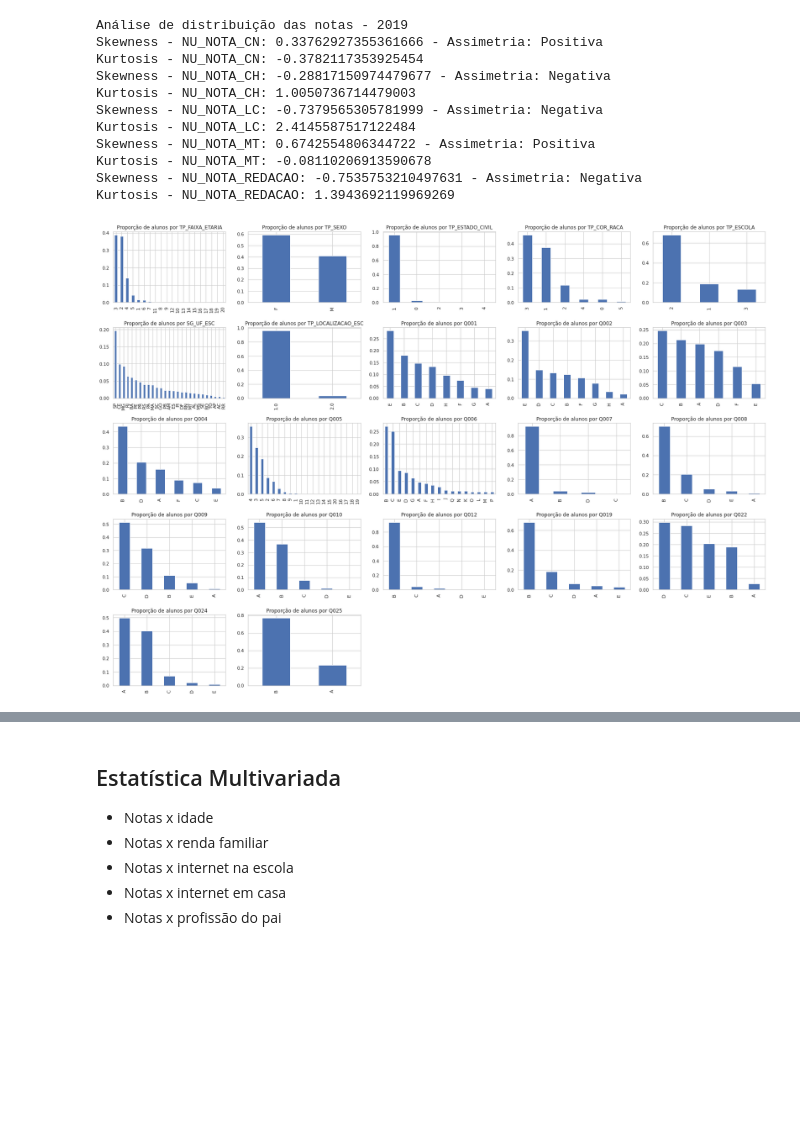
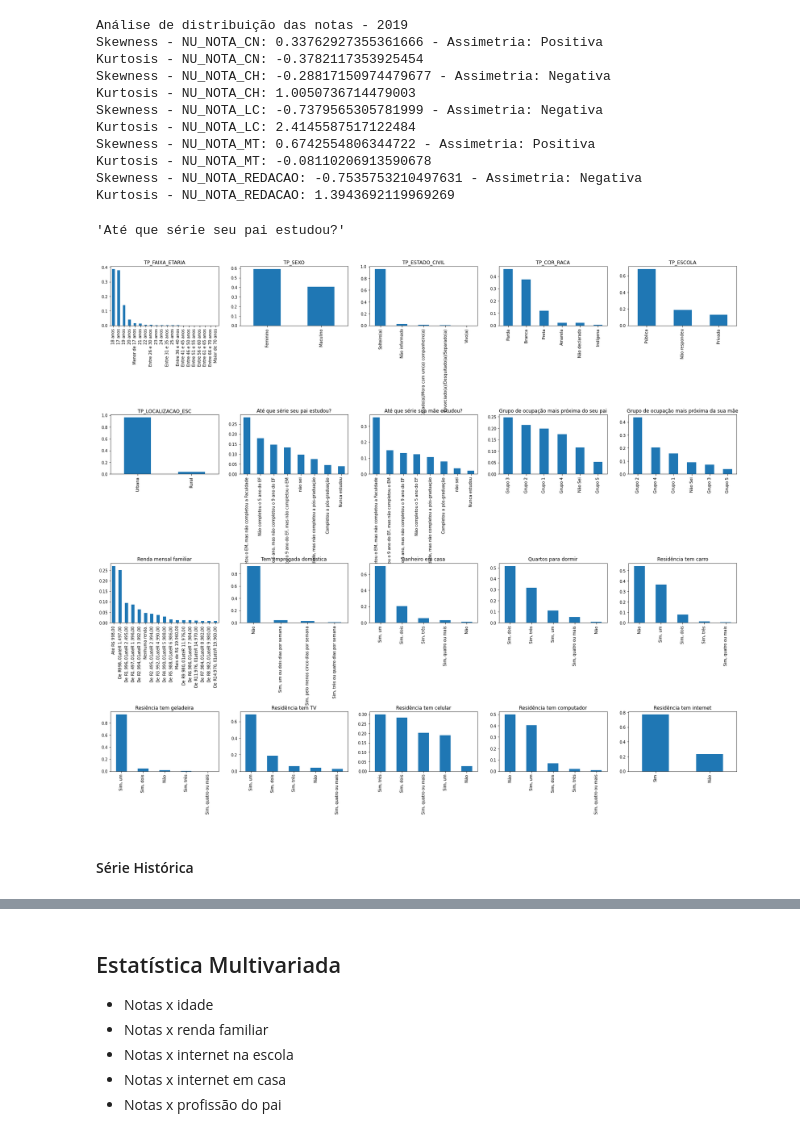
Before and after one commit to JV-Nunes/Relatorio-Conectividade, a Jupyter notebook: Analise/EDA/Enem.ipynb, the cells around one changed output, grey strips where cells are left out. Cells and saved outputs as stored; diff of their text form; code cells hidden in the pictures; blank space fills up the shorter version.

```diff
--- a/Analise/EDA/Enem.ipynb
+++ b/Analise/EDA/Enem.ipynb
@@ -56,3 +58,12 @@ def filter_enem(df):
     print('Tamanho do dataset pós-filtragem: ', post_filter)
     print('Taxa de filtragem: ', (pre_filter-post_filter)/pre_filter)
     return df
+# %%
+def show_proportion(df, col):
+
+    df[col].replace(categorical_labels[col]).value_counts(normalize=True).plot(kind='bar')
+    plt.xticks(rotation=90)
+    try:
+        plt.title(f'{cols_names[col]}')
+    except:
+        plt.title(f'{col}')
@@ -107,7 +139,3 @@ Skewness - NU_NOTA_MT: 0.6742554806344722 - Assimetria: Positiva
 Kurtosis - NU_NOTA_MT: -0.08110206913590678
 Skewness - NU_NOTA_REDACAO: -0.7535753210497631 - Assimetria: Negativa
 Kurtosis - NU_NOTA_REDACAO: 1.3943692119969269
-# %%
-def show_proportion(df, col):
-    df[col].value_counts(normalize=True).plot(kind='bar')
-    plt.title(f'Proporção de alunos por {col}')
@@ -117,8 +142,14 @@ categorical_cols = ['TP_FAIXA_ETARIA', 'TP_SEXO', 'TP_ESTADO_CIVIL', 'TP_COR_RAC
+# %%
+cols_names['Q001']
+# %% [output]
+'Até que série seu pai estudou?'
 # %%
-plt.figure(figsize=(28,20))
-plt.subplots_adjust(hspace=0.35)
-for i in enumerate(categorical_cols):
+plt.figure(figsize=(28,30))
+plt.subplots_adjust(hspace=1.5)
+for i in enumerate(categorical_labels):
     plt.subplot(5, 5, i[0]+1)
     show_proportion(enem19, i[1])
 # %% [output]
-[figure, old version]
+[figure, new version]
+# %% [markdown]
+#### Série Histórica
```
Also changed, not shown: parts of 16 cells of this notebook, 2 other files.
